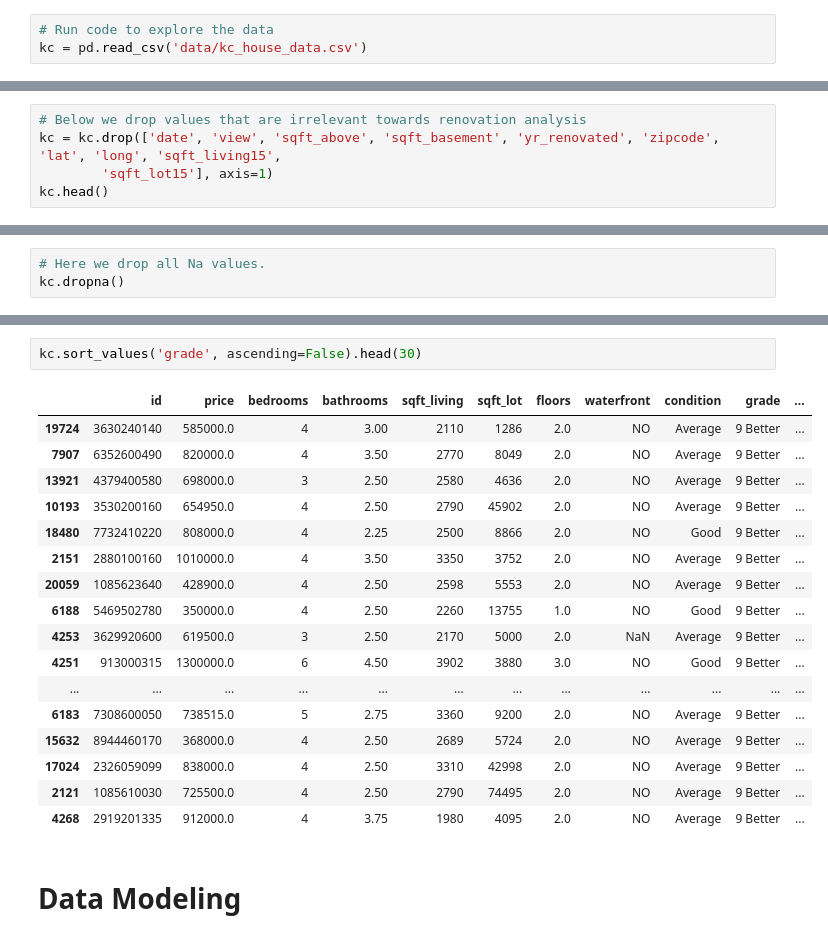
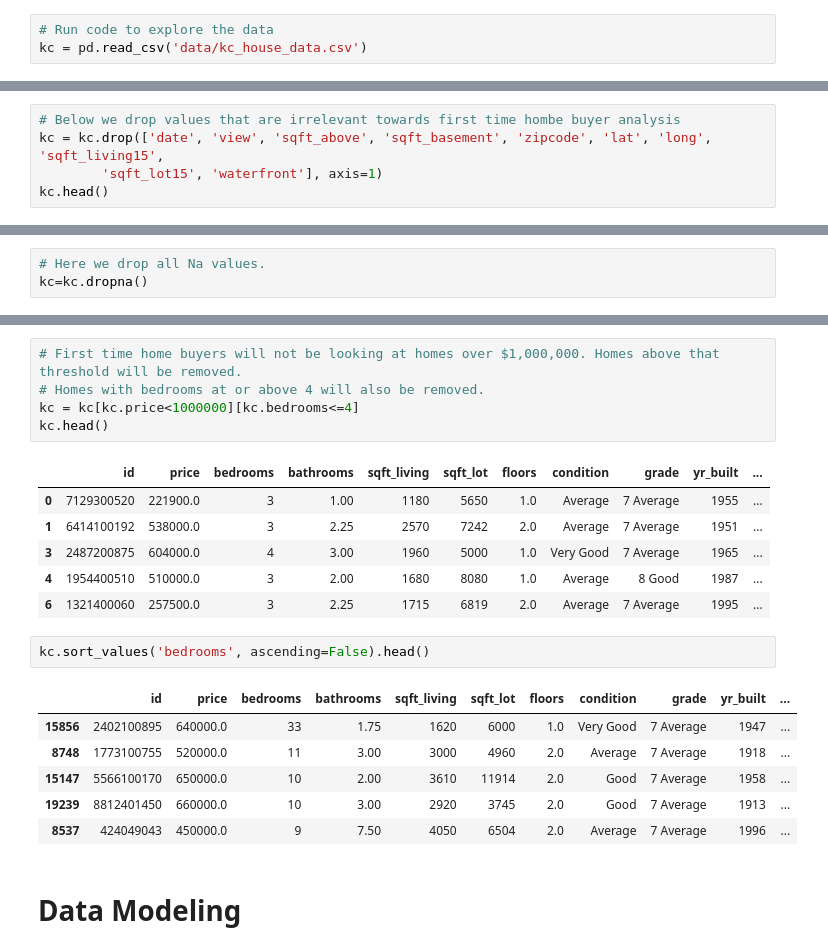
Before and after one commit to ashakeri92/dsc-phase-2-project-v2-3, a Jupyter notebook: Analysis.ipynb, the cells around one changed output, grey strips where cells are left out. Cells and saved outputs as stored; diff of their text form.

```diff
--- a/Analysis.ipynb
+++ b/Analysis.ipynb
@@ -49,6 +32,6 @@ memory usage: 3.5+ MB
 # %%
-# Below we drop values that are irrelevant towards renovation analysis
-kc = kc.drop(['date', 'view', 'sqft_above', 'sqft_basement', 'yr_renovated', 'zipcode', 'lat', 'long', 'sqft_living15',
-        'sqft_lot15'], axis=1)
+# Below we drop values that are irrelevant towards first time hombe buyer analysis
+kc = kc.drop(['date', 'view', 'sqft_above', 'sqft_basement', 'zipcode', 'lat', 'long', 'sqft_living15',
+        'sqft_lot15', 'waterfront'], axis=1)
 kc.head()
 # %% [output]
@@ -61,3 +44,3 @@ kc.head()
 # %%
 # Here we drop all Na values.
-kc.dropna()
+kc=kc.dropna()
@@ -78,23 +47,24 @@ kc.dropna()
+# %%
+# First time home buyers will not be looking at homes over $1,000,000. Homes above that threshold will be removed.
+# Homes with bedrooms at or above 4 will also be removed.
+kc = kc[kc.price<1000000][kc.bedrooms<=4]
+kc.head()
+# %% [output]
+|  | id | price | bedrooms | bathrooms | sqft_living | sqft_lot | floors | condition | grade | yr_built | ... |
+| 0 | 7129300520 | 221900.0 | 3 | 1.00 | 1180 | 5650 | 1.0 | Average | 7 Average | 1955 | ... |
+| 1 | 6414100192 | 538000.0 | 3 | 2.25 | 2570 | 7242 | 2.0 | Average | 7 Average | 1951 | ... |
+| 3 | 2487200875 | 604000.0 | 4 | 3.00 | 1960 | 5000 | 1.0 | Very Good | 7 Average | 1965 | ... |
+| 4 | 1954400510 | 510000.0 | 3 | 2.00 | 1680 | 8080 | 1.0 | Average | 8 Good | 1987 | ... |
+| 6 | 1321400060 | 257500.0 | 3 | 2.25 | 1715 | 6819 | 2.0 | Average | 7 Average | 1995 | ... |
 # %%
-kc.sort_values('grade', ascending=False).head(30)
+kc.sort_values('bedrooms', ascending=False).head()
 # %% [output]
-|  | id | price | bedrooms | bathrooms | sqft_living | sqft_lot | floors | waterfront | condition | grade | ... |
-| 19724 | 3630240140 | 585000.0 | 4 | 3.00 | 2110 | 1286 | 2.0 | NO | Average | 9 Better | ... |
-| 7907 | 6352600490 | 820000.0 | 4 | 3.50 | 2770 | 8049 | 2.0 | NO | Average | 9 Better | ... |
-| 13921 | 4379400580 | 698000.0 | 3 | 2.50 | 2580 | 4636 | 2.0 | NO | Average | 9 Better | ... |
-| 10193 | 3530200160 | 654950.0 | 4 | 2.50 | 2790 | 45902 | 2.0 | NO | Average | 9 Better | ... |
-| 18480 | 7732410220 | 808000.0 | 4 | 2.25 | 2500 | 8866 | 2.0 | NO | Good | 9 Better | ... |
-| 2151 | 2880100160 | 1010000.0 | 4 | 3.50 | 3350 | 3752 | 2.0 | NO | Average | 9 Better | ... |
-| 20059 | 1085623640 | 428900.0 | 4 | 2.50 | 2598 | 5553 | 2.0 | NO | Average | 9 Better | ... |
-| 6188 | 5469502780 | 350000.0 | 4 | 2.50 | 2260 | 13755 | 1.0 | NO | Good | 9 Better | ... |
-| 4253 | 3629920600 | 619500.0 | 3 | 2.50 | 2170 | 5000 | 2.0 | NaN | Average | 9 Better | ... |
-| 4251 | 913000315 | 1300000.0 | 6 | 4.50 | 3902 | 3880 | 3.0 | NO | Good | 9 Better | ... |
-| ... | ... | ... | ... | ... | ... | ... | ... | ... | ... | ... | ... |
-| 6183 | 7308600050 | 738515.0 | 5 | 2.75 | 3360 | 9200 | 2.0 | NO | Average | 9 Better | ... |
-| 15632 | 8944460170 | 368000.0 | 4 | 2.50 | 2689 | 5724 | 2.0 | NO | Average | 9 Better | ... |
-| 17024 | 2326059099 | 838000.0 | 4 | 2.50 | 3310 | 42998 | 2.0 | NO | Average | 9 Better | ... |
-| 2121 | 1085610030 | 725500.0 | 4 | 2.50 | 2790 | 74495 | 2.0 | NO | Average | 9 Better | ... |
-| 4268 | 2919201335 | 912000.0 | 4 | 3.75 | 1980 | 4095 | 2.0 | NO | Average | 9 Better | ... |
+|  | id | price | bedrooms | bathrooms | sqft_living | sqft_lot | floors | condition | grade | yr_built | ... |
+| 15856 | 2402100895 | 640000.0 | 33 | 1.75 | 1620 | 6000 | 1.0 | Very Good | 7 Average | 1947 | ... |
+| 8748 | 1773100755 | 520000.0 | 11 | 3.00 | 3000 | 4960 | 2.0 | Average | 7 Average | 1918 | ... |
+| 15147 | 5566100170 | 650000.0 | 10 | 2.00 | 3610 | 11914 | 2.0 | Good | 7 Average | 1958 | ... |
+| 19239 | 8812401450 | 660000.0 | 10 | 3.00 | 2920 | 3745 | 2.0 | Good | 7 Average | 1913 | ... |
+| 8537 | 424049043 | 450000.0 | 9 | 7.50 | 4050 | 6504 | 2.0 | Average | 7 Average | 1996 | ... |
 # %% [markdown]
 # Data Modeling
 # %%
```
Also changed, not shown: parts of 7 cells of this notebook, 1 other file.
